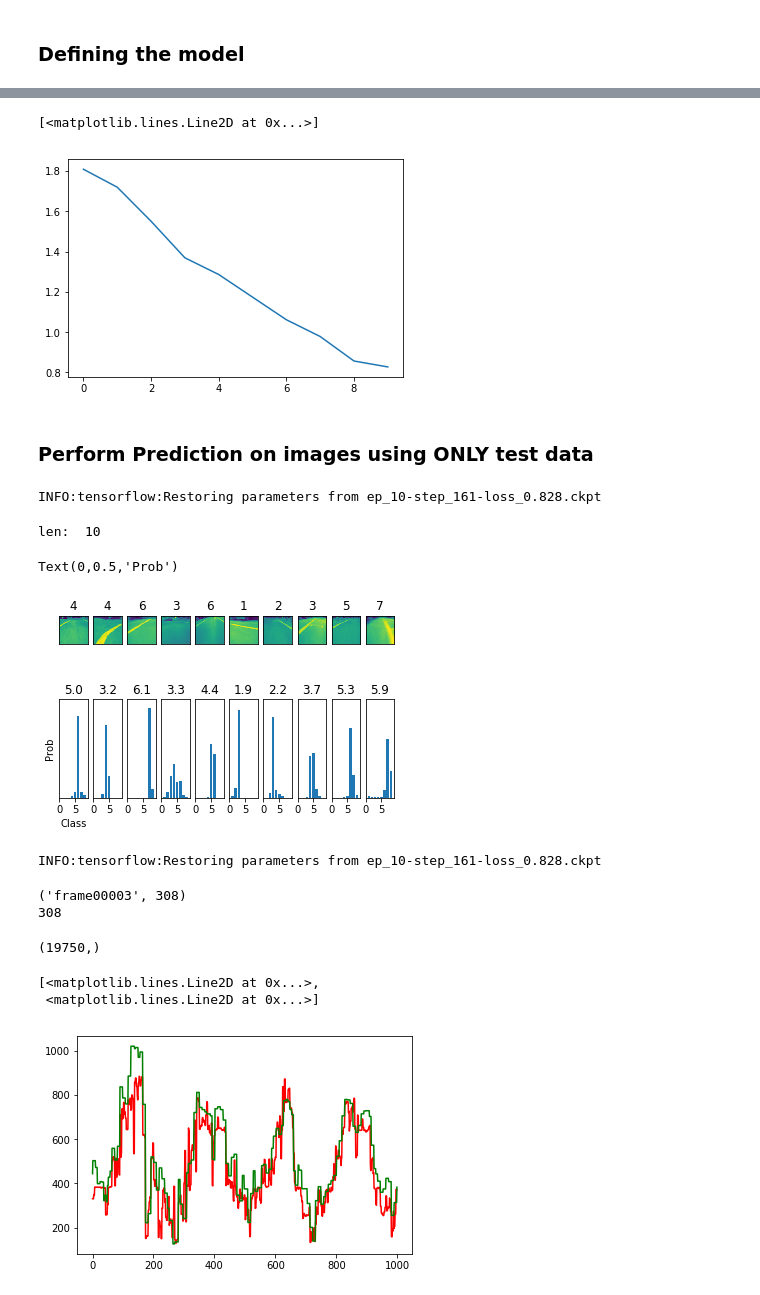
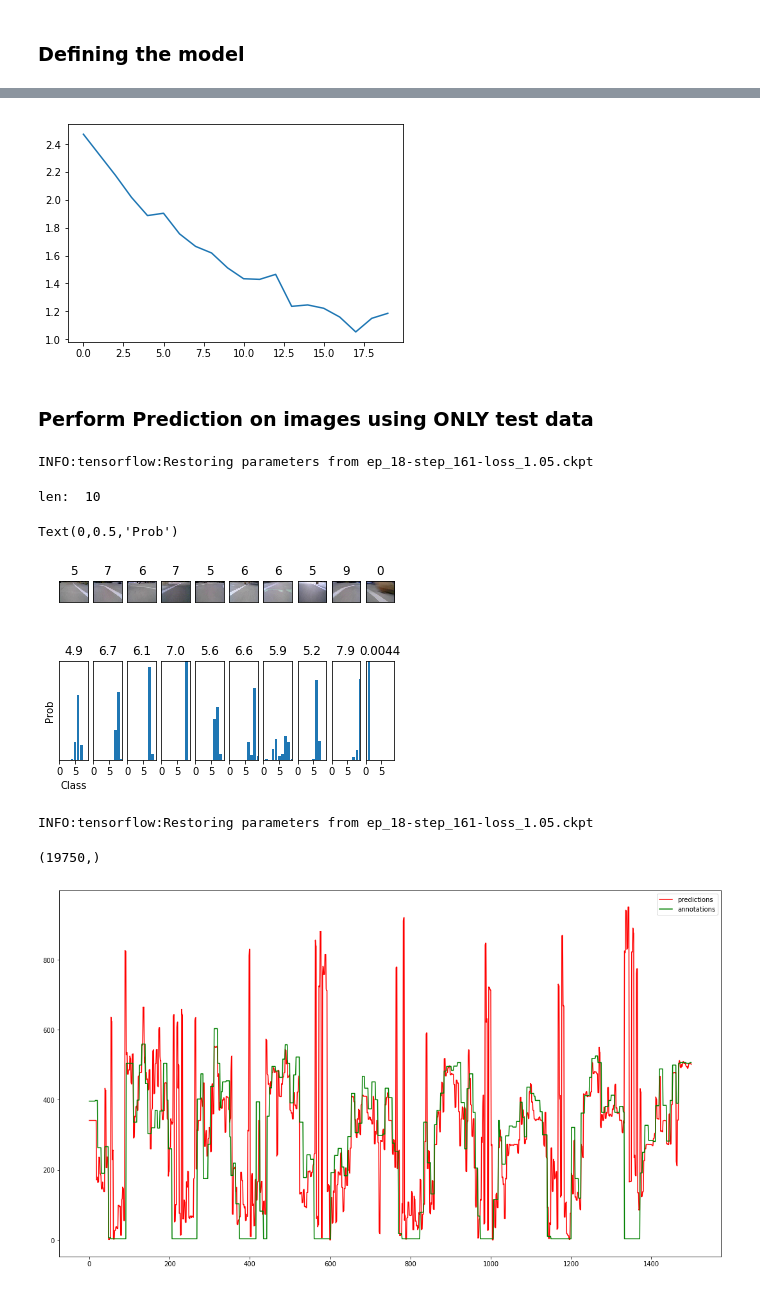
Before and after one commit to tall-josh/fyp_diy_robo_car, a Jupyter notebook: end2end/tf_end2end.ipynb, the cells around one changed output, grey strips where cells are left out. Cells and saved outputs as stored; diff of their text form; code cells hidden in the pictures.

Commit message:
Refining model defs, implemented Donkey car in TF

````diff
--- a/end2end/tf_end2end.ipynb
+++ b/end2end/tf_end2end.ipynb
@@ -46,7 +46,7 @@ and we binned in lost of 2 the our data would look like this:
 binned = [0,2,2,0,4,4,2,2,1,1,2,3,3]
 ```
 # %%
-NUM_BINS = 8
+NUM_BINS = 15
 train = bin_steering_annos(raw_train, NUM_BINS)
 test = bin_steering_annos(raw_test, NUM_BINS)
 for i,a in train[100:110]:
@@ -124,9 +115,7 @@ anno check: min: 0.0, max: 6.0, mean: 3.6
 # %%
 from show_graph import show_graph
-from model import Model
-car_brain = Model()
-#show_graph(car_brain.GetGraph())
-# show_graph(tf.get_default_graph().as_graph_def())
+from tf_donkey import Model
+car_brain = Model("test_name", in_shape=(120,160,3), num_bins=NUM_BINS)
 # %% [markdown]
 ### Defining the model
 # %%
@@ -176,9 +198,10 @@ Test Loss: 1.369, Test Acc: 0.872
 # %%
 tr_loss, te_loss, te_acc = car_brain.TrainingResults()
 plt.plot(te_loss)
+fig = plt.gcf()
+fig.savefig('tf_donkey_clr_15bins.png', dpi=100)
 # %% [output]
-[<matplotlib.lines.Line2D at 0x...>]
-[figure, old version]
+[figure, new version]
 # %% [markdown]
 ### Perform Prediction on images using ONLY test data
 # %%
@@ -188,11 +211,11 @@ test_gen = DataGenerator(batch_size=10,
                       anno_dir=anno_dir,
                       num_bins=NUM_BINS)
 images, annos = test_gen.get_next_batch()
-ckpt = "ep_10-step_161-loss_0.828.ckpt"
+ckpt = "ep_18-step_161-loss_1.05.ckpt"
 probs, preds = car_brain.Predict(images, ckpt)
 pred_angles = car_brain.ExpectedBinToDeg(preds)
 # %% [output]
-INFO:tensorflow:Restoring parameters from ep_10-step_161-loss_0.828.ckpt
+INFO:tensorflow:Restoring parameters from ep_18-step_161-loss_1.05.ckpt
 # %%
 bins = list(range(1,NUM_BINS+1))
 y_pos = np.arange(8)
@@ -203,7 +226,10 @@ for i, (im, an, prob, pred) in enumerate(zip(images, annos, probs, preds)):
     plt.xticks([])
     plt.yticks([])
     plt.title("{}".format(int(an)))
-    plt.imshow(im[:,:,0])
+    if np.shape(images)[3] == 1:
+        plt.imshow(im[:,:,0])
+    else:
+        plt.imshow(im[:,:,])
 
     plot += 10
     plt.subplot(2,10,plot)
@@ -219,6 +245,6 @@ plt.ylabel("Prob")
 # %% [output]
 len:  10
 Text(0,0.5,'Prob')
-[figure, old version]
+[figure, new version]
 # %%
 all_data_sequential = load_data("../data/all_data_sequential.txt")
@@ -235,34 +261,33 @@ all_gen = DataGenerator(batch_size=50,
 annotations = [ele[1] for ele in all_data_sequential]
 predictions = list()
 annotations_binned = list()
-ckpt = "ep_10-step_161-loss_0.828.ckpt"
+#ckpt = "ep_17-step_161-loss_0.799.ckpt"
 with tf.Session() as sess:
     car_brain.saver.restore(sess,ckpt)
-    pbar = tqdm(list(range(all_gen.steps_per_epoch)))
-    for step in pbar:
+    t = trange(all_gen.steps_per_epoch)
+    for step in t:
         images, annos = all_gen.get_next_batch()
-        probs, preds = sess.run([car_brain.probs, car_brain.prediction], feed_dict={car_brain.x:images, car_brain.training: False})
-    #     probs, preds = car_brain.Predict(images, ckpt)
+        probs, preds = sess.run([car_brain.steering, car_brain.prediction], feed_dict={car_brain.x:images, car_brain.training: False})
         pred_angles = car_brain.ExpectedBinToDeg(preds)
         predictions.extend(preds)
         annotations_binned.extend(annos)
 # %% [output]
-INFO:tensorflow:Restoring parameters from ep_10-step_161-loss_0.828.ckpt
+INFO:tensorflow:Restoring parameters from ep_18-step_161-loss_1.05.ckpt
-# %%
-print(all_data_sequential[3])
-print(annotations[3])
-# %% [output]
-('frame00003', 308)
-308
 # %%
-preds_converted = [int(p*128) for p in predictions]
+start = 9500
+end   = 11000
+#end   = start+len(preds_converted)
+preds_converted = [int(p*(1024/NUM_BINS)) for p in predictions]
 # labels = [ele[1] for ele in all_data_sequential]
-x_ax = range(len(preds_converted[100:1100]))
+x_ax = range(len(preds_converted[start:end]))
 # print(np.shape(labels[:-46]))
 print(np.shape(preds_converted))
-plt.plot(x_ax, preds_converted[100:1100], "r", x_ax, annotations[100:1100], "g")
+fig = plt.figure()
+fig.set_size_inches(18.5, 10.5)
+plt.plot(x_ax, preds_converted[start:end], "-r", label="predictions")
+plt.plot(x_ax, annotations[start:end], "-g", label="annotations")
+plt.legend()
+fig.savefig('tf_jp_clr_12500-14000_15bins.png', dpi=100)
 # %% [output]
 (19750,)
-[<matplotlib.lines.Line2D at 0x...>,
- <matplotlib.lines.Line2D at 0x...>]
-[figure, old version]
+[figure, new version]
````
Also changed, not shown: parts of 11 cells of this notebook, 15 other files.
